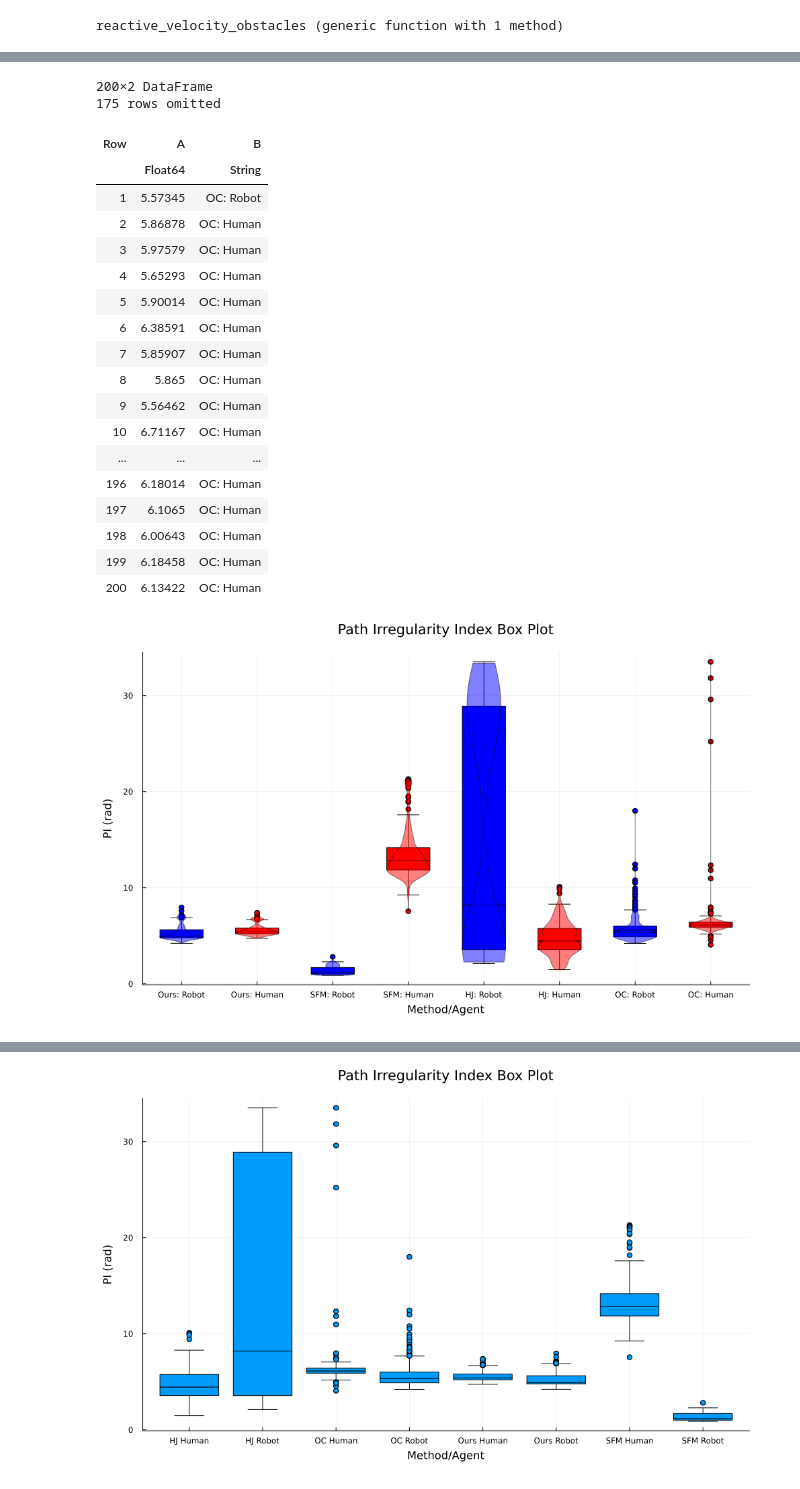
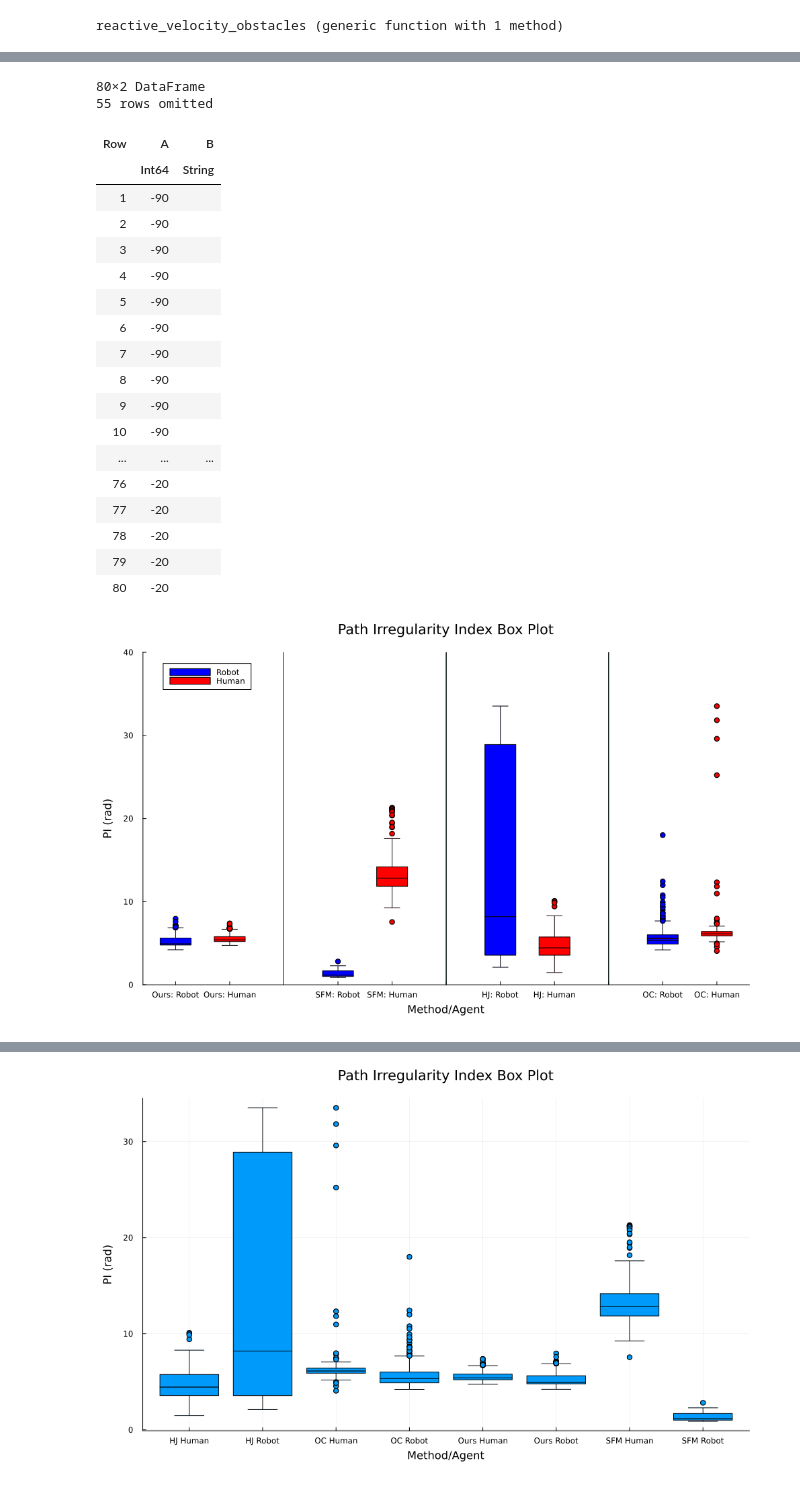
Before and after one commit to UW-CTRL/PHRI.jl, a Jupyter notebook: src/data_analysis.ipynb, the cells around one changed output, grey strips where cells are left out. Drawn from its saved outputs; the diff is of its cells as text; code cells hidden in the pictures.

Commit message:
box plot and violin graphs

```diff
--- a/src/data_analysis.ipynb
+++ b/src/data_analysis.ipynb
@@ -103,43 +103,50 @@ HJ_robot_df = DataFrame(A=data[797:995], B=b[797:995])
 HJ_human_df = DataFrame(A=data[996:1194], B=b[996:1194])
 OC_robot_df = DataFrame(A=data[1195:1393], B=b[1195:1393])
 OC_human_df = DataFrame(A=data[1393:end], B=b[1393:end])
+
+nothing_df_1 = DataFrame(A=nothing_data, B=nothing_data_1_string)
+nothing_df_2 = DataFrame(A=nothing_data, B=nothing_data_2_string)
+nothing_df_3 = DataFrame(A=nothing_data, B=nothing_data_3_string)
 # %% [output]
-200×2 DataFrame
-175 rows omitted
+80×2 DataFrame
+55 rows omitted
 | Row | A | B |
-|  | Float64 | String |
-| 1 | 5.57345 | OC: Robot |
-| 2 | 5.86878 | OC: Human |
-| 3 | 5.97579 | OC: Human |
-| 4 | 5.65293 | OC: Human |
-| 5 | 5.90014 | OC: Human |
-| 6 | 6.38591 | OC: Human |
-| 7 | 5.85907 | OC: Human |
-| 8 | 5.865 | OC: Human |
-| 9 | 5.56462 | OC: Human |
-| 10 | 6.71167 | OC: Human |
+|  | Int64 | String |
+| 1 | -90 |  |
+| 2 | -90 |  |
+| 3 | -90 |  |
+| 4 | -90 |  |
+| 5 | -90 |  |
+| 6 | -90 |  |
+| 7 | -90 |  |
+| 8 | -90 |  |
+| 9 | -90 |  |
+| 10 | -90 |  |
 | ... | ... | ... |
-| 196 | 6.18014 | OC: Human |
-| 197 | 6.1065 | OC: Human |
-| 198 | 6.00643 | OC: Human |
-| 199 | 6.18458 | OC: Human |
-| 200 | 6.13422 | OC: Human |
+| 76 | -20 |  |
+| 77 | -20 |  |
+| 78 | -20 |  |
+| 79 | -20 |  |
+| 80 | -20 |  |
 # %%
-@df PHRI_robot_df boxplot(string.(:B), :A, size=(1000, 600), label="", title="Path Irregularity Index Box Plot", xlabel="Method/Agent", ylabel="PI (rad)", margins=5mm, color=:blue)
+@df PHRI_robot_df boxplot(string.(:B), :A, size=(1000, 600), label="", title="Path Irregularity Index Box Plot", xlabel="Method/Agent", ylabel="PI (rad)", margins=5mm, color=:blue, ylims=[0, 40], grid=false)
 @df PHRI_human_df boxplot!(string.(:B), :A, color=:red, label="")
-@df SFM_robot_df boxplot!(string.(:B), :A, color=:blue, label="")
-@df SFM_human_df boxplot!(string.(:B), :A, color=:red, label="")
+@df nothing_df_1 boxplot!(string.(:B), :A, label="")
+@df SFM_robot_df boxplot!(string.(:B), :A, color=:blue, label="Robot")
+@df SFM_human_df boxplot!(string.(:B), :A, color=:red, label="Human")
+@df nothing_df_2 boxplot!(string.(:B), :A, label="")
 @df HJ_robot_df boxplot!(string.(:B), :A, color=:blue, label="")
 @df HJ_human_df boxplot!(string.(:B), :A, color=:red, label="")
+@df nothing_df_3 boxplot!(string.(:B), :A, label="")
 @df OC_robot_df boxplot!(string.(:B), :A, color=:blue, label="")
 @df OC_human_df boxplot!(string.(:B), :A, color=:red, label="")
-@df PHRI_robot_df violin!(string.(:B), :A, color=:blue, label="", alpha=0.5)
-@df PHRI_human_df violin!(string.(:B), :A, color=:red, label="", alpha=0.5)
-@df SFM_robot_df violin!(string.(:B), :A, color=:blue, label="", alpha=0.5)
-@df SFM_human_df violin!(string.(:B), :A, color=:red, label="", alpha=0.5)
-@df HJ_robot_df violin!(string.(:B), :A, color=:blue, label="", alpha=0.5)
-@df HJ_human_df violin!(string.(:B), :A, color=:red, label="", alpha=0.5)
-@df OC_robot_df violin!(string.(:B), :A, color=:blue, label="", alpha=0.5)
-@df OC_human_df violin!(string.(:B), :A, color=:red, label="", alpha=0.5)
+# @df PHRI_robot_df violin!(string.(:B), :A, color=:blue, label="", alpha=0.5)
+# @df PHRI_human_df violin!(string.(:B), :A, color=:red, label="", alpha=0.5)
+# @df SFM_robot_df violin!(string.(:B), :A, color=:blue, label="", alpha=0.5)
+# @df SFM_human_df violin!(string.(:B), :A, color=:red, label="", alpha=0.5)
+# @df HJ_robot_df violin!(string.(:B), :A, color=:blue, label="", alpha=0.5)
+# @df HJ_human_df violin!(string.(:B), :A, color=:red, label="", alpha=0.5)
+# @df OC_robot_df violin!(string.(:B), :A, color=:blue, label="", alpha=0.5)
+# @df OC_human_df violin!(string.(:B), :A, color=:red, label="", alpha=0.5)
 # %% [output]
-[figure, old version]
+[figure, new version]
```
Also changed, not shown: parts of 1 cell of this notebook.
